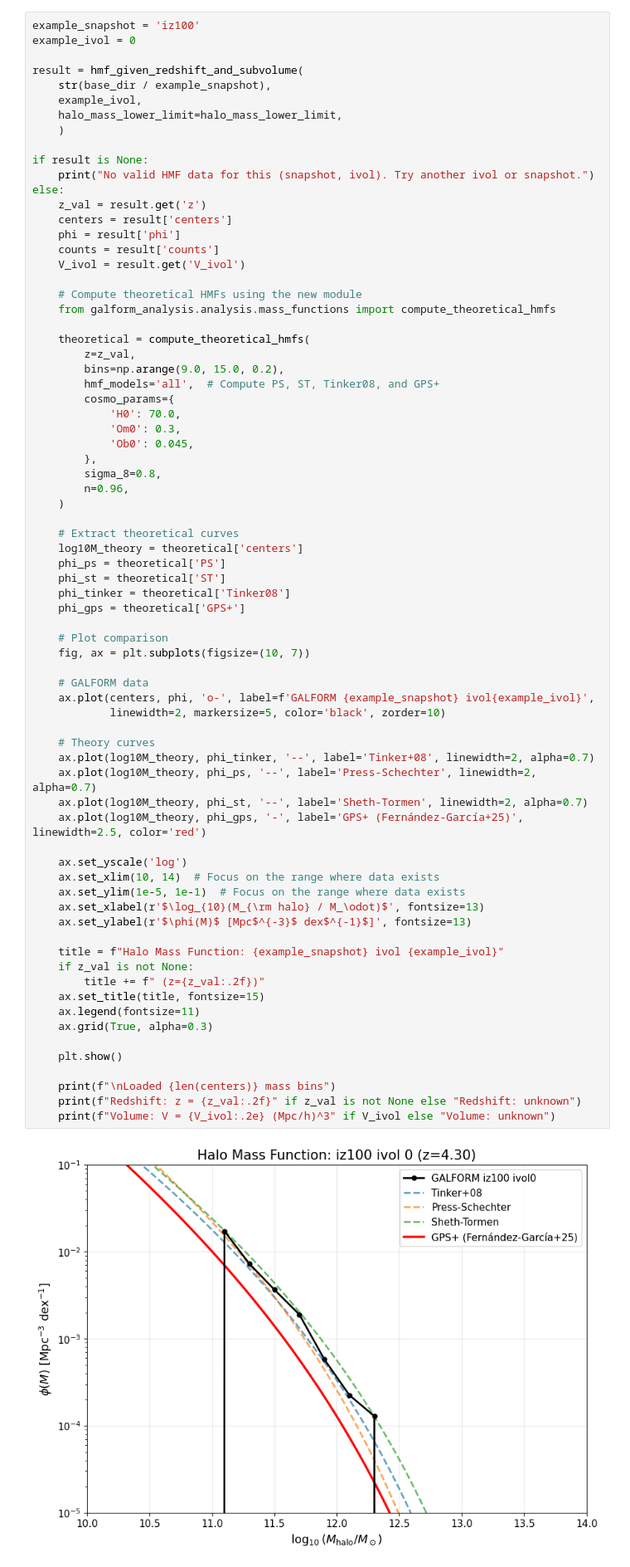
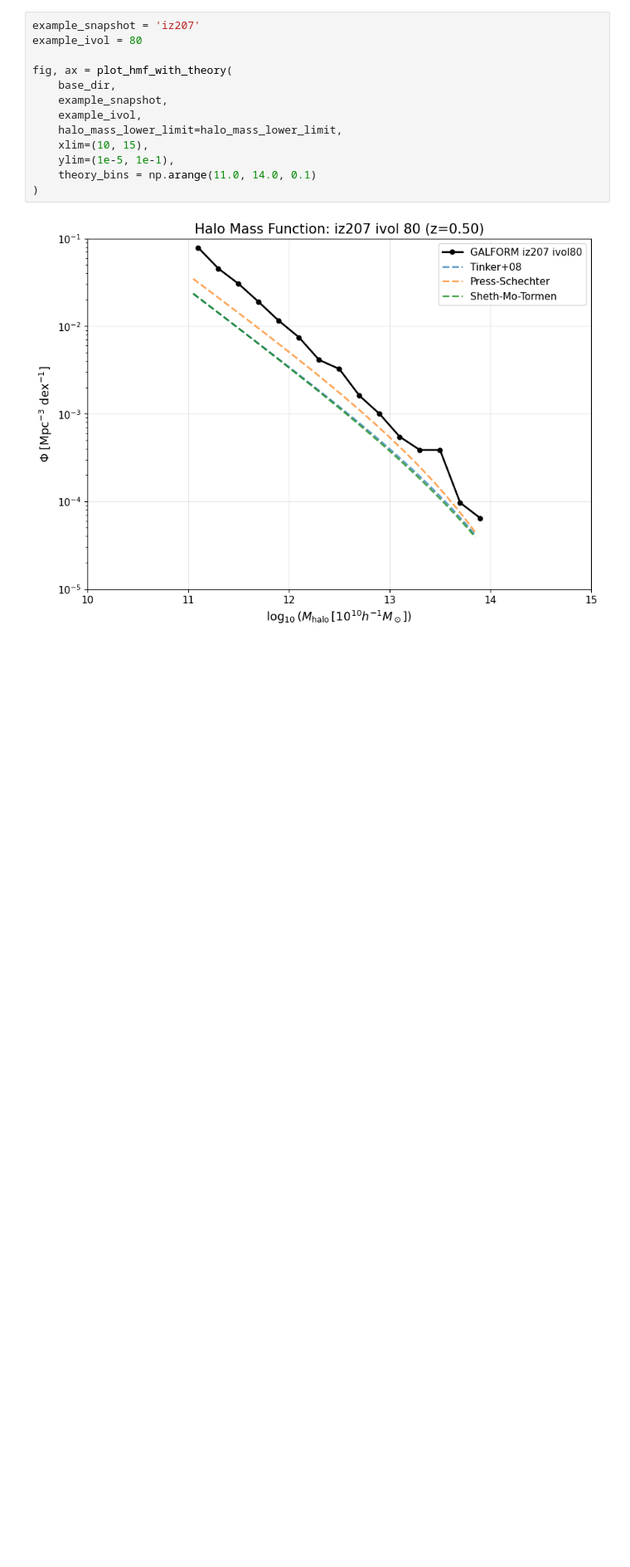
Before and after one commit to OscarHickman/galform_analysis, a Jupyter notebook: examples/mass_functions/hmf.ipynb, the cells around one changed output. Shown at 83% size. Saved outputs shown, nothing was run; the diff lists cells and outputs as text; blank space fills up the shorter version.

```diff
--- a/examples/mass_functions/hmf.ipynb
+++ b/examples/mass_functions/hmf.ipynb
@@ -71,77 +41,17 @@ Total halos counted: 964
 # %% [markdown]
 ## For a given redshift and subvolume, compare to theoretical HMFs
 # %%
-example_snapshot = 'iz100'
-example_ivol = 0
+example_snapshot = 'iz207'
+example_ivol = 80
 
-result = hmf_given_redshift_and_subvolume(
-    str(base_dir / example_snapshot),
+fig, ax = plot_hmf_with_theory(
+    base_dir,
+    example_snapshot,
     example_ivol,
     halo_mass_lower_limit=halo_mass_lower_limit,
-    )
-
-if result is None:
-    print("No valid HMF data for this (snapshot, ivol). Try another ivol or snapshot.")
-else:
-    z_val = result.get('z')
-    centers = result['centers']
-    phi = result['phi']
-    counts = result['counts']
-    V_ivol = result.get('V_ivol')
-
-    # Compute theoretical HMFs using the new module
-    from galform_analysis.analysis.mass_functions import compute_theoretical_hmfs
-
-    theoretical = compute_theoretical_hmfs(
-        z=z_val,
-        bins=np.arange(9.0, 15.0, 0.2),
-        hmf_models='all',  # Compute PS, ST, Tinker08, and GPS+
-        cosmo_params={
-            'H0': 70.0,
-            'Om0': 0.3,
-            'Ob0': 0.045,
-        },
-        sigma_8=0.8,
-        n=0.96,
-    )
-
-    # Extract theoretical curves
-    log10M_theory = theoretical['centers']
-    phi_ps = theoretical['PS']
-    phi_st = theoretical['ST']
-    phi_tinker = theoretical['Tinker08']
-    phi_gps = theoretical['GPS+']
-
-    # Plot comparison
-    fig, ax = plt.subplots(figsize=(10, 7))
-
-    # GALFORM data
-    ax.plot(centers, phi, 'o-', label=f'GALFORM {example_snapshot} ivol{example_ivol}',
-            linewidth=2, markersize=5, color='black', zorder=10)
-
-    # Theory curves
-    ax.plot(log10M_theory, phi_tinker, '--', label='Tinker+08', linewidth=2, alpha=0.7)
-    ax.plot(log10M_theory, phi_ps, '--', label='Press-Schechter', linewidth=2, alpha=0.7)
-    ax.plot(log10M_theory, phi_st, '--', label='Sheth-Tormen', linewidth=2, alpha=0.7)
-    ax.plot(log10M_theory, phi_gps, '-', label='GPS+ (Fernández-García+25)', linewidth=2.5, color='red')
-
-    ax.set_yscale('log')
-    ax.set_xlim(10, 14)  # Focus on the range where data exists
-    ax.set_ylim(1e-5, 1e-1)  # Focus on the range where data exists
-    ax.set_xlabel(r'$\log_{10}(M_{\rm halo} / M_\odot)$', fontsize=13)
-    ax.set_ylabel(r'$\phi(M)$ [Mpc$^{-3}$ dex$^{-1}$]', fontsize=13)
-
-    title = f"Halo Mass Function: {example_snapshot} ivol {example_ivol}"
-    if z_val is not None:
-        title += f" (z={z_val:.2f})"
-    ax.set_title(title, fontsize=15)
-    ax.legend(fontsize=11)
-    ax.grid(True, alpha=0.3)
-
-    plt.show()
-
-    print(f"\nLoaded {len(centers)} mass bins")
-    print(f"Redshift: z = {z_val:.2f}" if z_val is not None else "Redshift: unknown")
-    print(f"Volume: V = {V_ivol:.2e} (Mpc/h)^3" if V_ivol else "Volume: unknown")
+    xlim=(10, 15),
+    ylim=(1e-5, 1e-1),
+    theory_bins = np.arange(11.0, 14.0, 0.1)
+)
 # %% [output]
-[figure, old version]
+[figure, new version]
```
Also changed, not shown: parts of 5 cells of this notebook, 13 other files.
